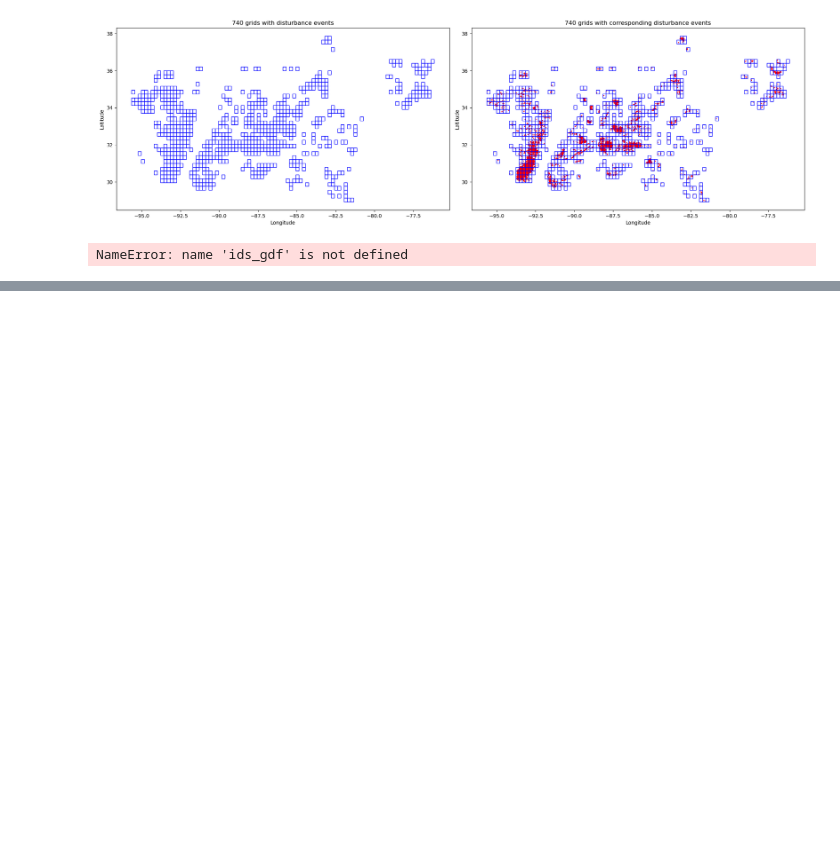
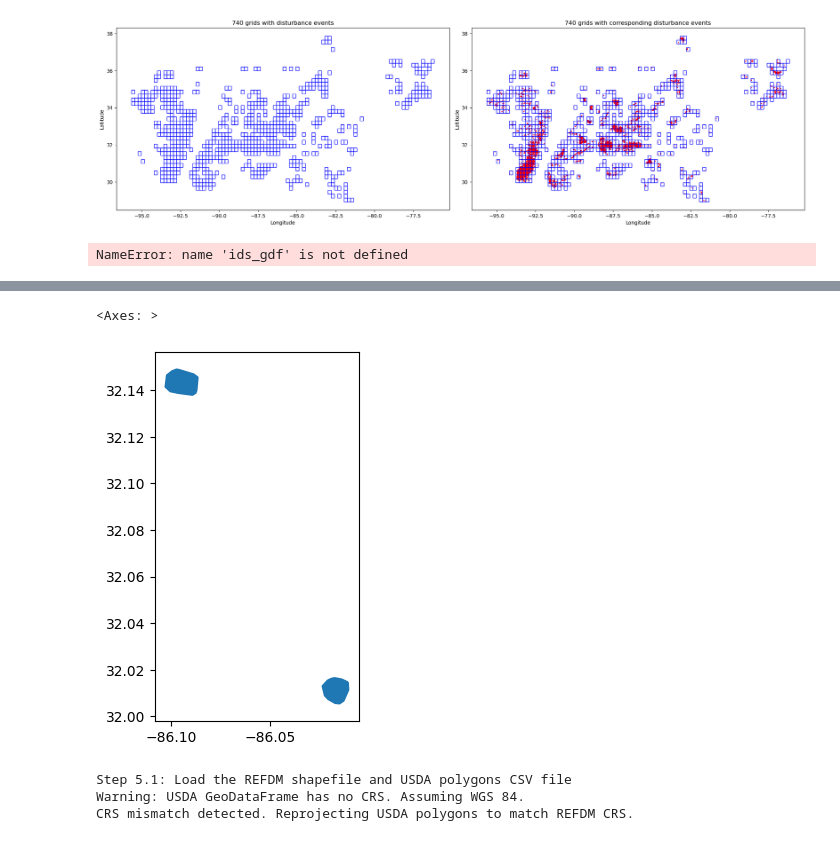
Before and after one commit to Franziska279/ForExD-WP1-P1, a Jupyter notebook: src/04_s2_minicubes_grid_creation.ipynb, the cells around one changed output, grey strips where cells are left out. Drawn from its saved outputs; the diff is of its cells as text; code cells hidden in the pictures; blank space fills up the shorter version.

```diff
--- a/src/04_s2_minicubes_grid_creation.ipynb
+++ b/src/04_s2_minicubes_grid_creation.ipynb
@@ -428,0 +642,32 @@ NameError: name 'ids_gdf' is not defined
+# %%
+convex_gdf_with_overlap[0:2].plot()
+# %% [output]
+<Axes: >
+[figure, added]
+# %%
+refdm_path = "/Net/Groups/BGI/scratch/fmueller/ForExD-WP1-P1/results/radar_enhanced_forest_disturbance_mapping.shp"
+ids_path = "/Net/Groups/BGI/scratch/fmueller/ForExD-WP1-P1/results/region8_dca_filtered_ids_usda_polygons.csv"
+
+# Step 1: Load the REFDM shapefile and USDA polygons CSV file
+print("Step 5.1: Load the REFDM shapefile and USDA polygons CSV file")
+refdm_gdf = gpd.read_file(refdm_path)
+ids_usda = pd.read_csv(ids_path)
+ids_usda['geometry'] = ids_usda['geometry'].apply(wkt.loads)
+ids_gdf = gpd.GeoDataFrame(ids_usda, geometry='geometry')
+
+# Ensure CRS match
+if refdm_gdf.crs is None:
+    print("Warning: REFDM GeoDataFrame has no CRS. Assuming WGS 84.")
+    refdm_gdf = refdm_gdf.set_crs("EPSG:4326")
+
+if ids_gdf.crs is None:
+    print("Warning: USDA GeoDataFrame has no CRS. Assuming WGS 84.")
+    ids_gdf = ids_gdf.set_crs("EPSG:4326")
+
+if refdm_gdf.crs != ids_gdf.crs:
+    print("CRS mismatch detected. Reprojecting USDA polygons to match REFDM CRS.")
+    ids_gdf = ids_gdf.to_crs(refdm_gdf.crs)
+# %% [output]
+Step 5.1: Load the REFDM shapefile and USDA polygons CSV file
+Warning: USDA GeoDataFrame has no CRS. Assuming WGS 84.
+CRS mismatch detected. Reprojecting USDA polygons to match REFDM CRS.
```
Also changed, not shown: parts of 16 cells of this notebook, 4 other files.
